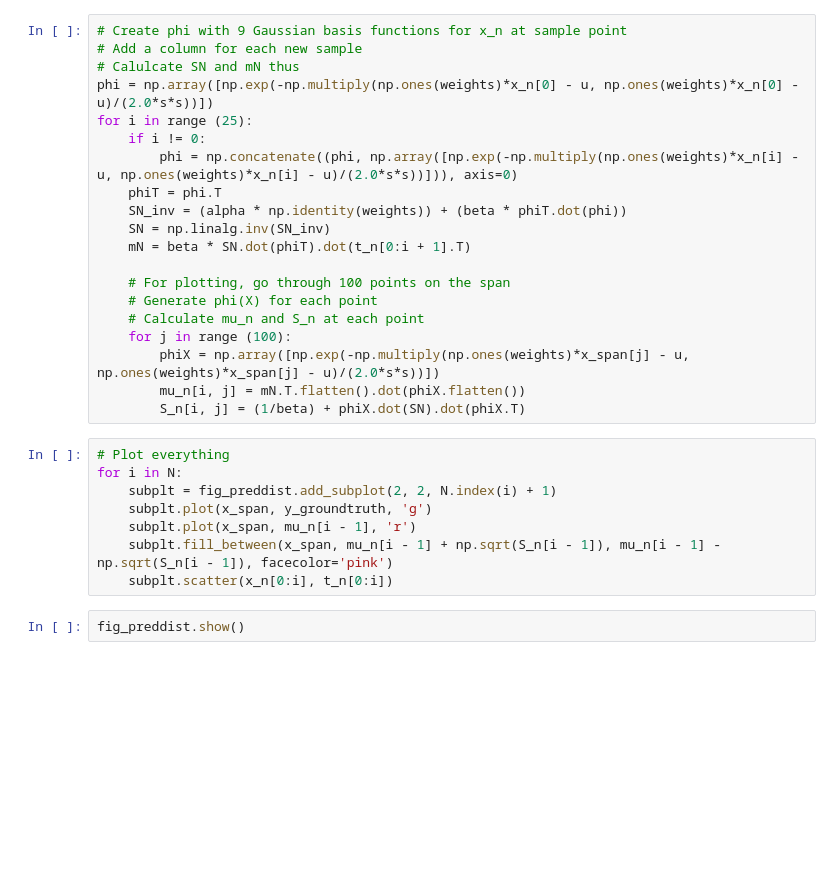
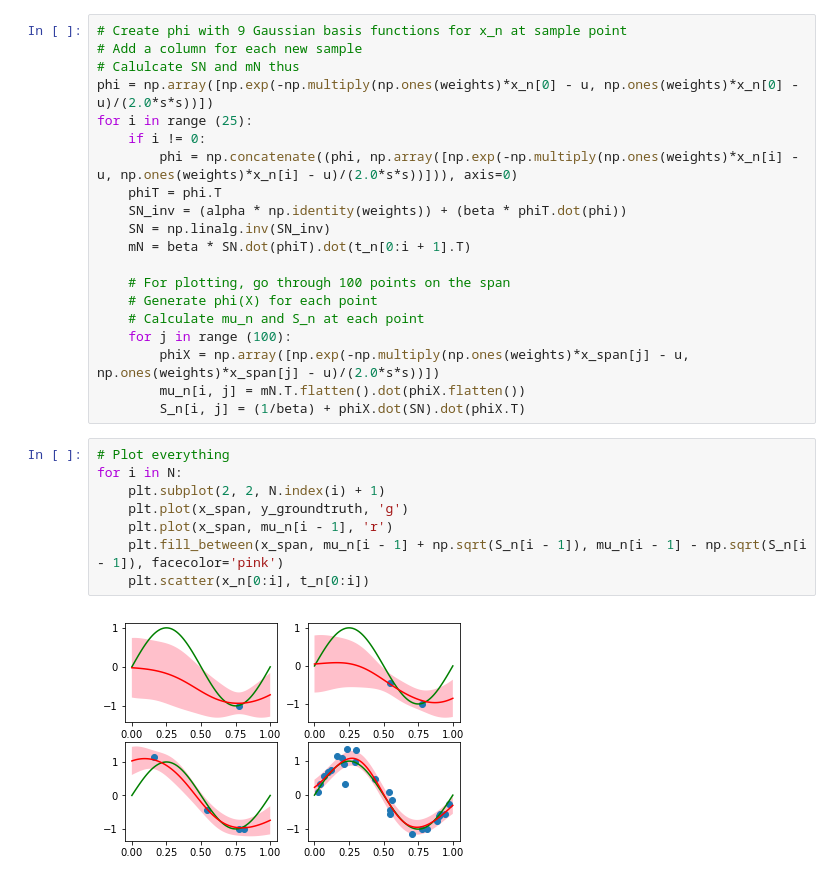
Before and after one commit to krisht/Machine-Learning-Assignments, a Jupyter notebook: linear_regression/Abhinav_Krishna_PredDist.ipynb, the cells around one changed output. Cells and saved outputs as stored; diff of their text form; blank space fills up the shorter version.

```diff
--- a/linear_regression/Abhinav_Krishna_PredDist.ipynb
+++ b/linear_regression/Abhinav_Krishna_PredDist.ipynb
@@ -60,10 +55,10 @@ for i in range (25):
 # %%
 # Plot everything
 for i in N:
-    subplt = fig_preddist.add_subplot(2, 2, N.index(i) + 1)
-    subplt.plot(x_span, y_groundtruth, 'g')
-    subplt.plot(x_span, mu_n[i - 1], 'r')
-    subplt.fill_between(x_span, mu_n[i - 1] + np.sqrt(S_n[i - 1]), mu_n[i - 1] - np.sqrt(S_n[i - 1]), facecolor='pink')
-    subplt.scatter(x_n[0:i], t_n[0:i])
+    plt.subplot(2, 2, N.index(i) + 1)
+    plt.plot(x_span, y_groundtruth, 'g')
+    plt.plot(x_span, mu_n[i - 1], 'r')
+    plt.fill_between(x_span, mu_n[i - 1] + np.sqrt(S_n[i - 1]), mu_n[i - 1] - np.sqrt(S_n[i - 1]), facecolor='pink')
+    plt.scatter(x_n[0:i], t_n[0:i])
+# %% [output]
+[figure, added]
-# %%
-fig_preddist.show()
```
Also changed, not shown: parts of 2 cells of this notebook, 1 other file.
